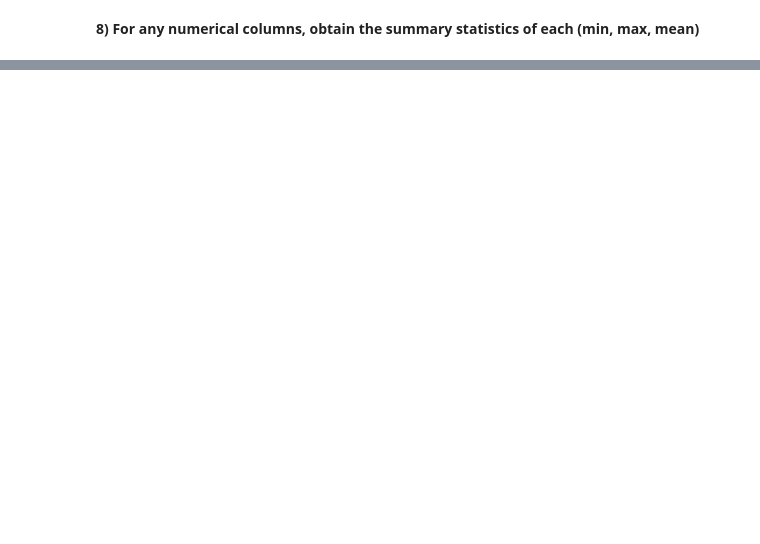
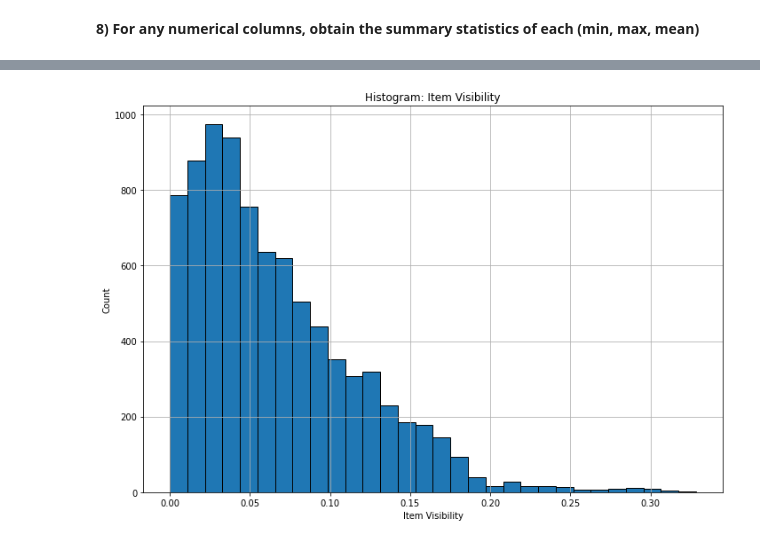
Before and after one commit to amandabenjamin/Food_Sales_Predictions, a Jupyter notebook: Food_Sales_Predictions.ipynb, the cells around one changed output, grey strips where cells are left out. Cells and saved outputs as stored; diff of their text form; code cells hidden in the pictures; blank space fills up the shorter version.

```diff
--- a/Food_Sales_Predictions.ipynb
+++ b/Food_Sales_Predictions.ipynb
@@ -271,0 +423,14 @@ df.describe() #method prints out summary statistics for numerical columns
+# %%
+#histogram: used to summarize continuous data (singular category) in the form of frequency
+
+#Item_Visibility
+fig,ax =  plt.subplots(1,1,figsize = (10,7),tight_layout = True);
+df['Item_Visibility'].hist(bins = 30, edgecolor = 'black');
+
+ax.set_xlabel('Item Visibility')
+ax.set_ylabel('Count')
+ax.set_title('Histogram: Item Visibility')
+
+plt.show()
+# %% [output]
+[figure, added]
```
Also changed, not shown: parts of 31 cells of this notebook.
